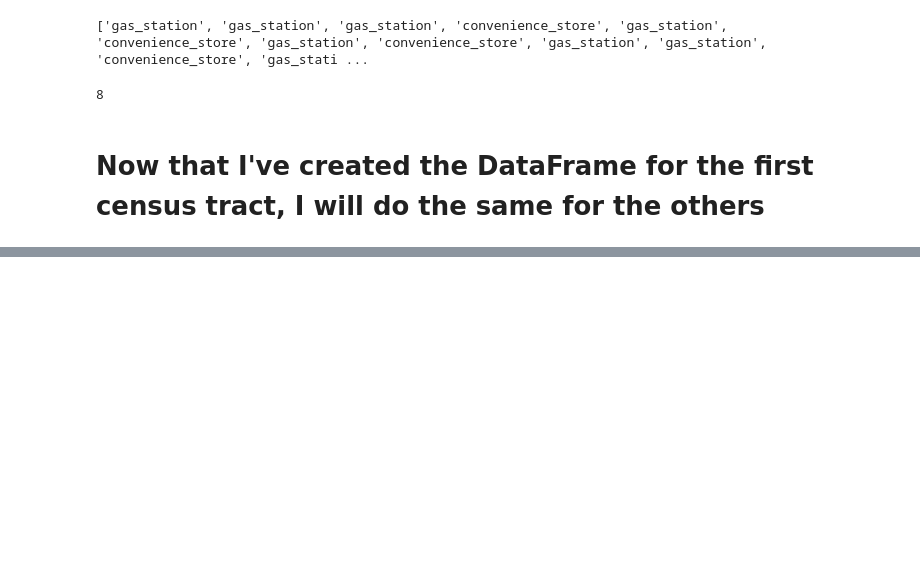
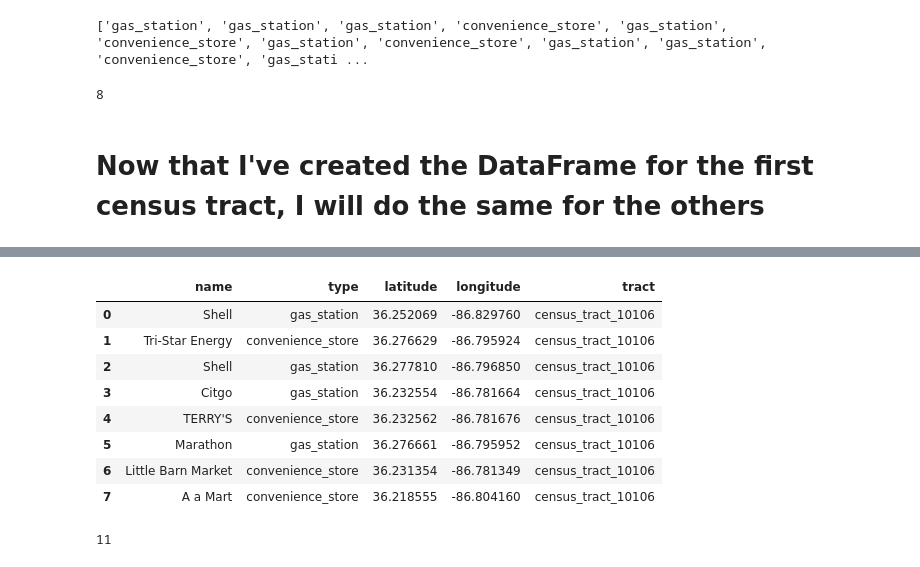
Before and after one commit to tarynpatterson/nashville-businesses-in-black-communities, a Jupyter notebook: notebooks/Tract_Test_Google_API.ipynb, the cells around one changed output, grey strips where cells are left out. Drawn from its saved outputs; the diff is of its cells as text; code cells hidden in the pictures; blank space fills up the shorter version.

```diff
--- a/notebooks/Tract_Test_Google_API.ipynb
+++ b/notebooks/Tract_Test_Google_API.ipynb
@@ -196,3 +204,14 @@ len(results_10105_10106)
 8
 # %% [markdown]
 # Now that I've created the DataFrame for the first census tract, I will do the same for the others
+# %%
+latitude10106 = []
+longitude10106 = []
+name10106 = []
+type10106 = []
+
+for i in ct10106:
+    latitude10106.append(i['geometry']['location']['lat'])
+    longitude10106.append(i['geometry']['location']['lng'])
+    name10106.append(i['name'])
+    type10106.append(i['types'][0])
@@ -198,0 +229,16 @@ len(results_10105_10106)
+# %%
+df10106 = pd.DataFrame(list(zip(name10106, type10106, latitude10106, longitude10106)),
+               columns =['name', 'type', 'latitude', 'longitude'])
+# %%
+df10106['tract'] = 'census_tract_10106'
+df10106
+# %% [output]
+|  | name | type | latitude | longitude | tract |
+| 0 | Shell | gas_station | 36.252069 | -86.829760 | census_tract_10106 |
+| 1 | Tri-Star Energy | convenience_store | 36.276629 | -86.795924 | census_tract_10106 |
+| 2 | Shell | gas_station | 36.277810 | -86.796850 | census_tract_10106 |
+| 3 | Citgo | gas_station | 36.232554 | -86.781664 | census_tract_10106 |
+| 4 | TERRY'S | convenience_store | 36.232562 | -86.781676 | census_tract_10106 |
+| 5 | Marathon | gas_station | 36.276661 | -86.795952 | census_tract_10106 |
+| 6 | Little Barn Market | convenience_store | 36.231354 | -86.781349 | census_tract_10106 |
+| 7 | A a Mart | convenience_store | 36.218555 | -86.804160 | census_tract_10106 |
@@ -198,0 +248,5 @@ len(results_10105_10106)
+# %%
+ct10903 = search_places_by_coordinate(location_10903, radius_10903, all_types, api_key)
+len(ct10903)
+# %% [output]
+11
```
Also changed, not shown: parts of 31 cells of this notebook, 1 other file.
